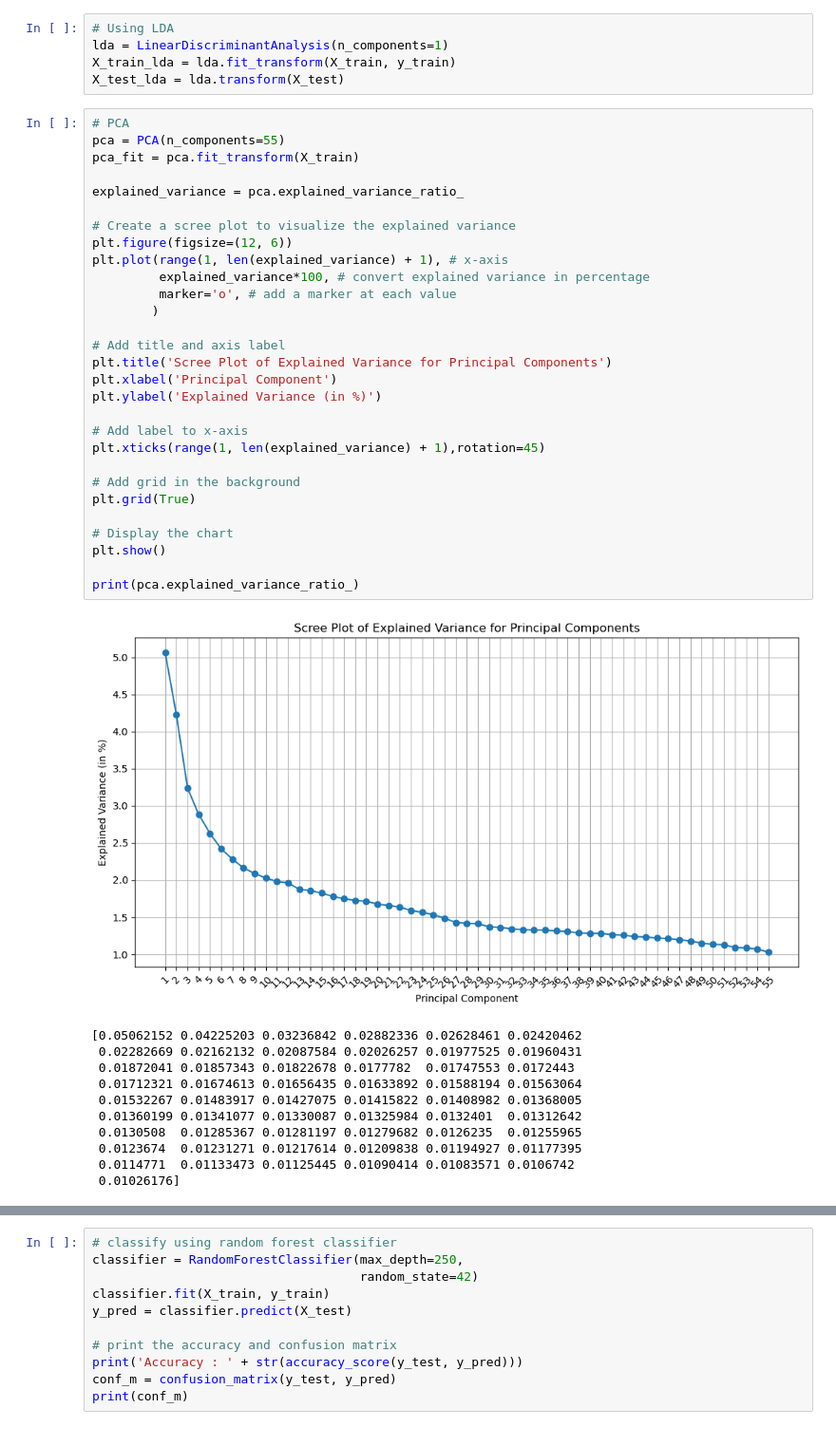
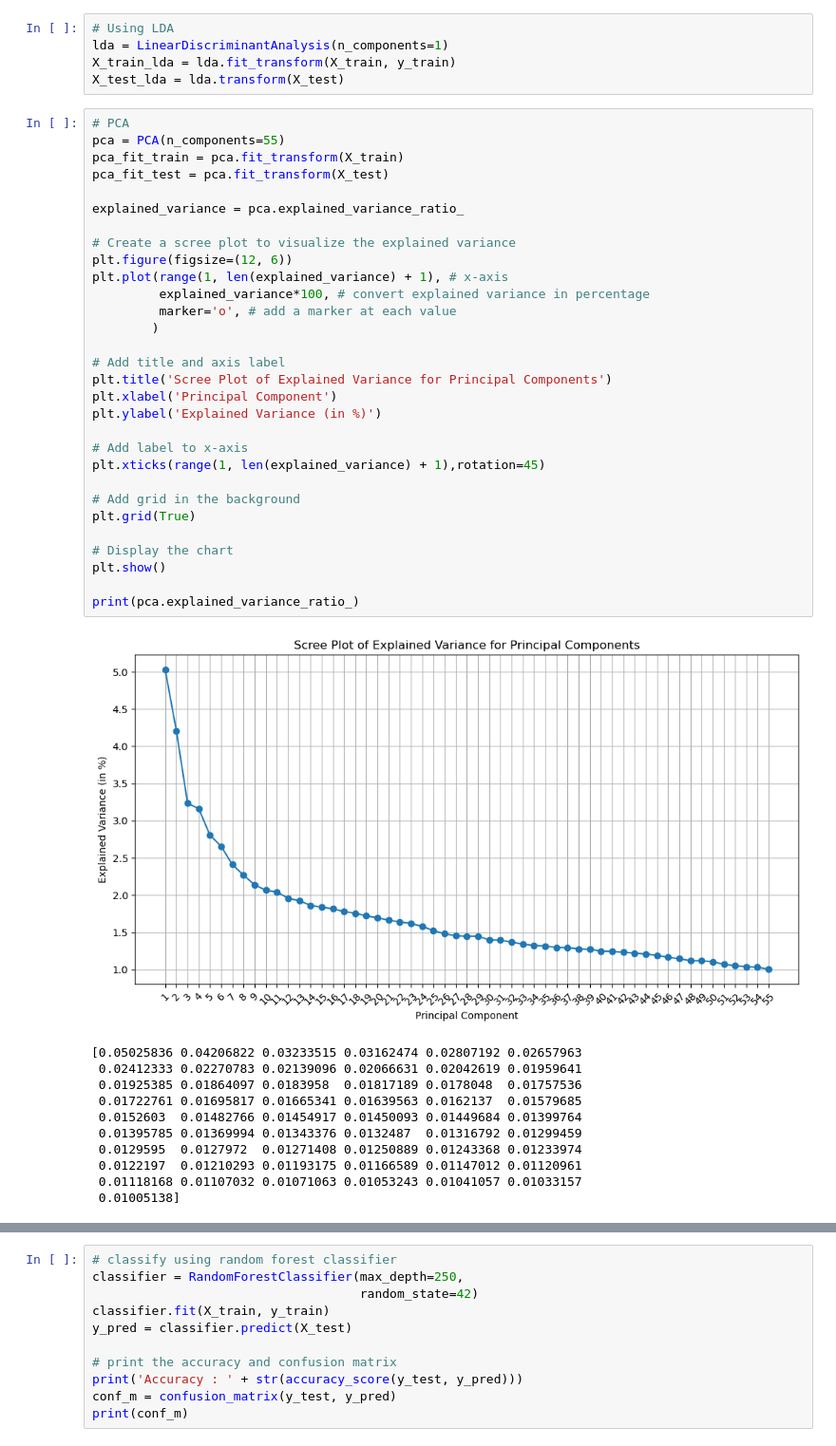
Before and after one commit to MarkusHoyt/Group1_capstone, a Jupyter notebook: Team_1_preprocessing_modeling_TD.ipynb, the cells around one changed output, grey strips where cells are left out. Shown: that part at 95% size. Drawn from its saved outputs; the diff is of its cells as text.

```diff
--- a/Team_1_preprocessing_modeling_TD.ipynb
+++ b/Team_1_preprocessing_modeling_TD.ipynb
@@ -201,41 +201,42 @@ X_test_lda = lda.transform(X_test)
 # %%
 # PCA
 pca = PCA(n_components=55)
-pca_fit = pca.fit_transform(X_train)
+pca_fit_train = pca.fit_transform(X_train)
+pca_fit_test = pca.fit_transform(X_test)
 
 explained_variance = pca.explained_variance_ratio_
 
 # Create a scree plot to visualize the explained variance
 plt.figure(figsize=(12, 6))
 plt.plot(range(1, len(explained_variance) + 1), # x-axis
          explained_variance*100, # convert explained variance in percentage
          marker='o', # add a marker at each value
         )
 
 # Add title and axis label
 plt.title('Scree Plot of Explained Variance for Principal Components')
 plt.xlabel('Principal Component')
 plt.ylabel('Explained Variance (in %)')
 
 # Add label to x-axis
 plt.xticks(range(1, len(explained_variance) + 1),rotation=45)
 
 # Add grid in the background
 plt.grid(True)
 
 # Display the chart
 plt.show()
 
 print(pca.explained_variance_ratio_)
 # %% [output]
-[figure, old version]
+[figure, new version]
-[0.05062152 0.04225203 0.03236842 0.02882336 0.02628461 0.02420462
- 0.02282669 0.02162132 0.02087584 0.02026257 0.01977525 0.01960431
- 0.01872041 0.01857343 0.01822678 0.0177782  0.01747553 0.0172443
- 0.01712321 0.01674613 0.01656435 0.01633892 0.01588194 0.01563064
- 0.01532267 0.01483917 0.01427075 0.01415822 0.01408982 0.01368005
- 0.01360199 0.01341077 0.01330087 0.01325984 0.0132401  0.01312642
- 0.0130508  0.01285367 0.01281197 0.01279682 0.0126235  0.01255965
- 0.0123674  0.01231271 0.01217614 0.01209838 0.01194927 0.01177395
- 0.0114771  0.01133473 0.01125445 0.01090414 0.01083571 0.0106742
- 0.01026176]
+[0.05025836 0.04206822 0.03233515 0.03162474 0.02807192 0.02657963
+ 0.02412333 0.02270783 0.02139096 0.02066631 0.02042619 0.01959641
+ 0.01925385 0.01864097 0.0183958  0.01817189 0.0178048  0.01757536
+ 0.01722761 0.01695817 0.01665341 0.01639563 0.0162137  0.01579685
+ 0.0152603  0.01482766 0.01454917 0.01450093 0.01449684 0.01399764
+ 0.01395785 0.01369994 0.01343376 0.0132487  0.01316792 0.01299459
+ 0.0129595  0.0127972  0.01271408 0.01250889 0.01243368 0.01233974
+ 0.0122197  0.01210293 0.01193175 0.01166589 0.01147012 0.01120961
+ 0.01118168 0.01107032 0.01071063 0.01053243 0.01041057 0.01033157
+ 0.01005138]
```
Also changed, not shown: parts of 8 cells of this notebook.
